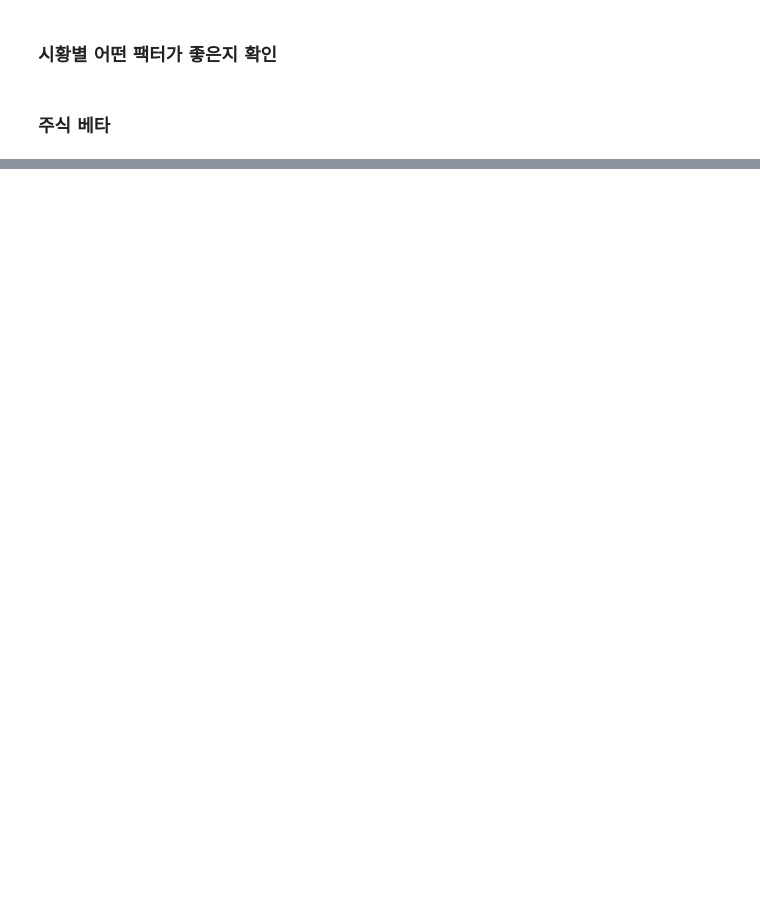
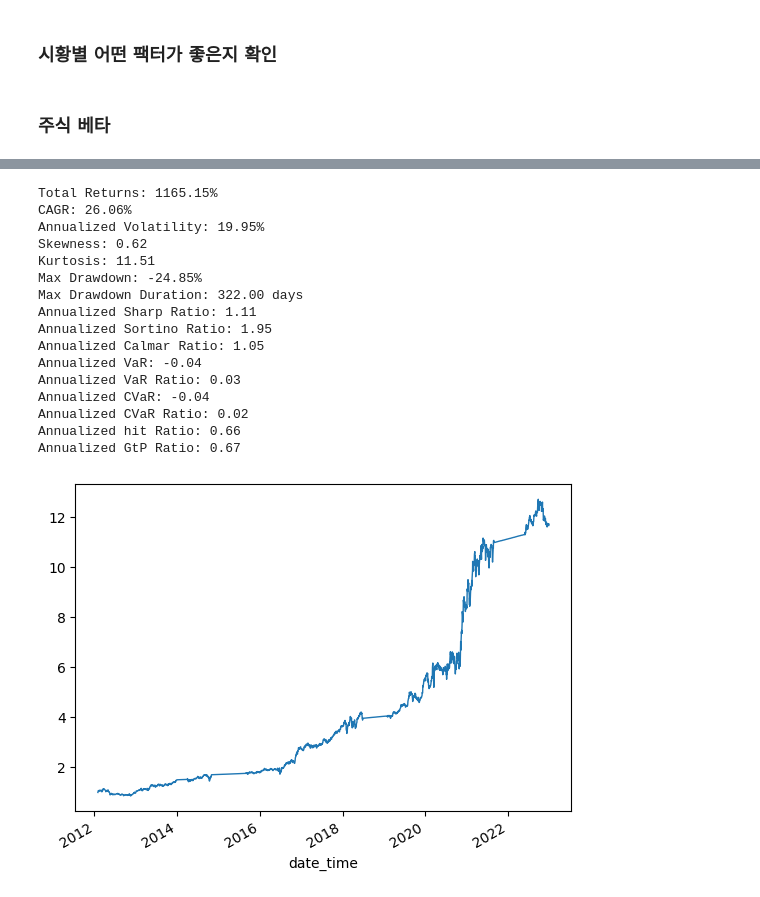
Before and after one commit to cswcjt/Quant-Project, a Jupyter notebook: quant/bs_with_beta.ipynb, the cells around one changed output, grey strips where cells are left out. Drawn from its saved outputs; the diff is of its cells as text; code cells hidden in the pictures; blank space fills up the shorter version.

```diff
--- a/quant/bs_with_beta.ipynb
+++ b/quant/bs_with_beta.ipynb
@@ -585,0 +151,10 @@ Annualized GtP Ratio: 3.20
+# %%
+regime_asset_dict = {'recovery': 'factor_rets',
+                    'expansion': 'factor_rets',
+                    'deflation': 'TLT',
+                    'inflation': 'UUP'
+                    }
+# %%
+regime_signal_df = regime_signal(ma_regime_df, regime_asset_dict)
+
+regime_signal_df.to_csv('result/beta_regime_signal.csv')
@@ -585,0 +165,4 @@ Annualized GtP Ratio: 3.20
+# %%
+regime_weight = Equalizer(signal=regime_signal_df, rebal_price=rebal_price_df, param=12).ew()
+regime_weight = regime_weight.fillna(0)
+regime_weight
@@ -585,0 +183,26 @@ Annualized GtP Ratio: 3.20
+# %%
+regime_port = calculate_portvals(price_df=invest_price, weight_df=regime_weight, signal_df=regime_signal_df, long_only=True)
+daily = port_rets(regime_port, False)
+
+daily.to_csv('result/beta_regime_daily.csv')
+# %%
+port_rets(regime_port, True).plot(lw=1)
+Metric(portfolio=port_rets(regime_port, True)).print_report()
+# %% [output]
+Total Returns: 1165.15%
+CAGR: 26.06%
+Annualized Volatility: 19.95%
+Skewness: 0.62
+Kurtosis: 11.51
+Max Drawdown: -24.85%
+Max Drawdown Duration: 322.00 days
+Annualized Sharp Ratio: 1.11
+Annualized Sortino Ratio: 1.95
+Annualized Calmar Ratio: 1.05
+Annualized VaR: -0.04
+Annualized VaR Ratio: 0.03
+Annualized CVaR: -0.04
+Annualized CVaR Ratio: 0.02
+Annualized hit Ratio: 0.66
+Annualized GtP Ratio: 0.67
+[figure, added]
```
Also changed, not shown: parts of 68 cells of this notebook.
